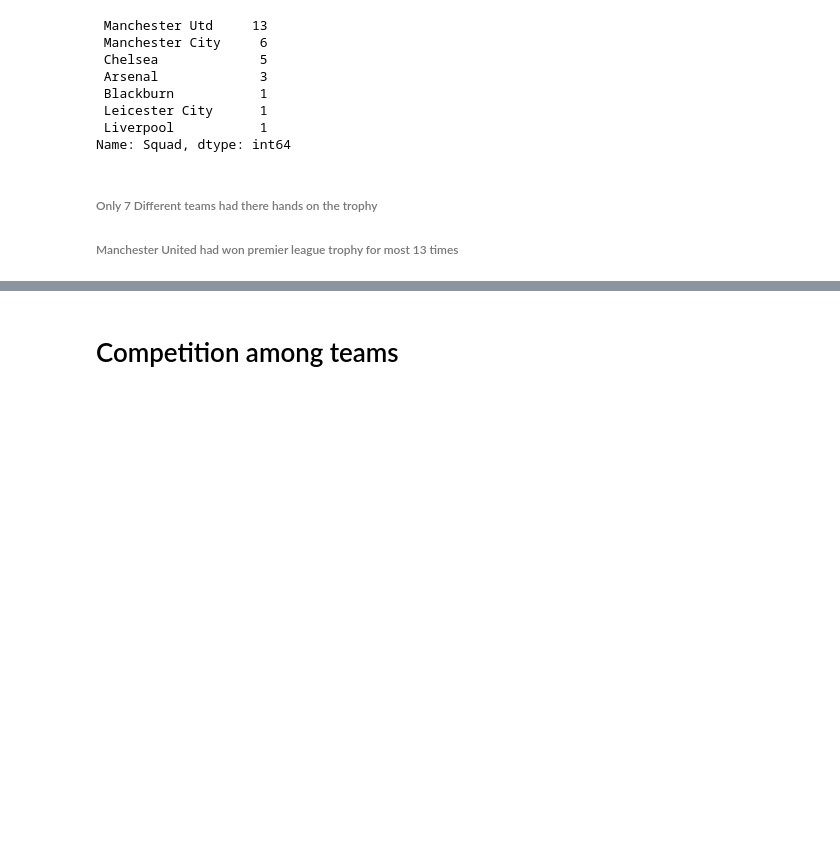
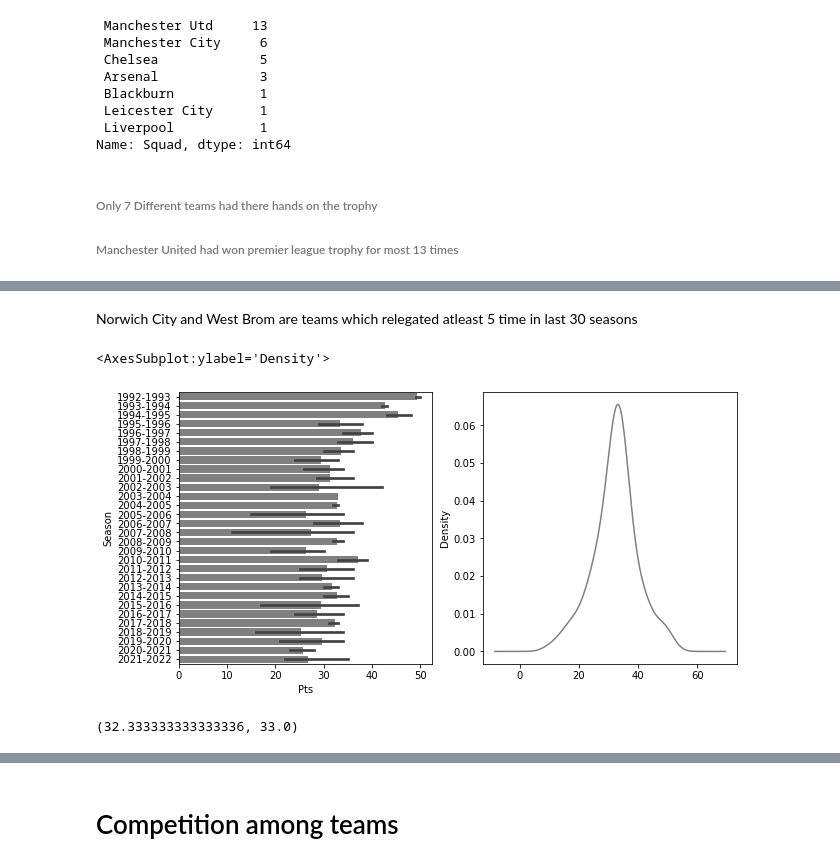
Before and after one commit to Aniket-Raikwar1/Premier_League_data_analysis, a Jupyter notebook: Analysing premier league seasons.ipynb, the cells around one changed output, grey strips where cells are left out. Drawn from its saved outputs; the diff is of its cells as text; code cells hidden in the pictures; blank space fills up the shorter version.

```diff
--- a/Analysing premier league seasons.ipynb
+++ b/Analysing premier league seasons.ipynb
@@ -517,0 +517,16 @@ Norwich City and West Brom are teams which relegated atleast 5 time in last 30 s
+# %% [markdown]
+Norwich City and West Brom are teams which relegated atleast 5 time in last 30 seasons
+# %%
+plt.figure(figsize=(10,5))
+plt.subplot(1,2,1)
+sns.barplot(data=relegated_teams,y="Season",x="Pts",color="grey")
+
+plt.subplot(1,2,2)
+relegated_teams['Pts'].plot(kind="kde",color='grey')
+# %% [output]
+<AxesSubplot:ylabel='Density'>
+[figure, added]
+# %%
+relegated_teams['Pts'].mean(),relegated_teams['Pts'].median()
+# %% [output]
+(32.333333333333336, 33.0)
```
Also changed, not shown: parts of 88 cells of this notebook.
